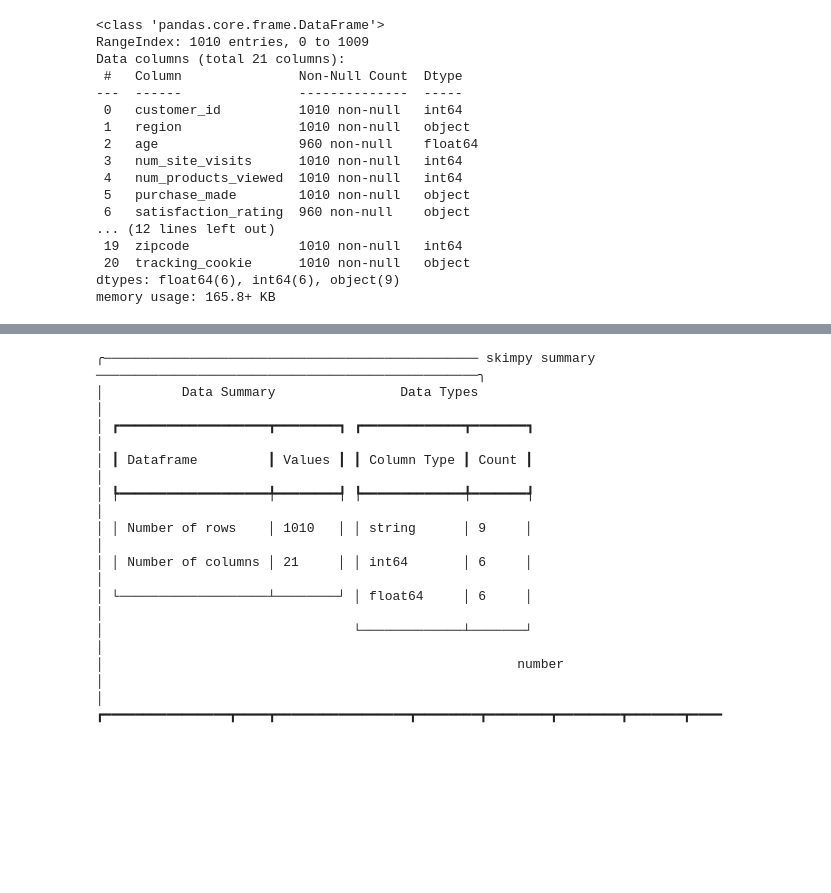
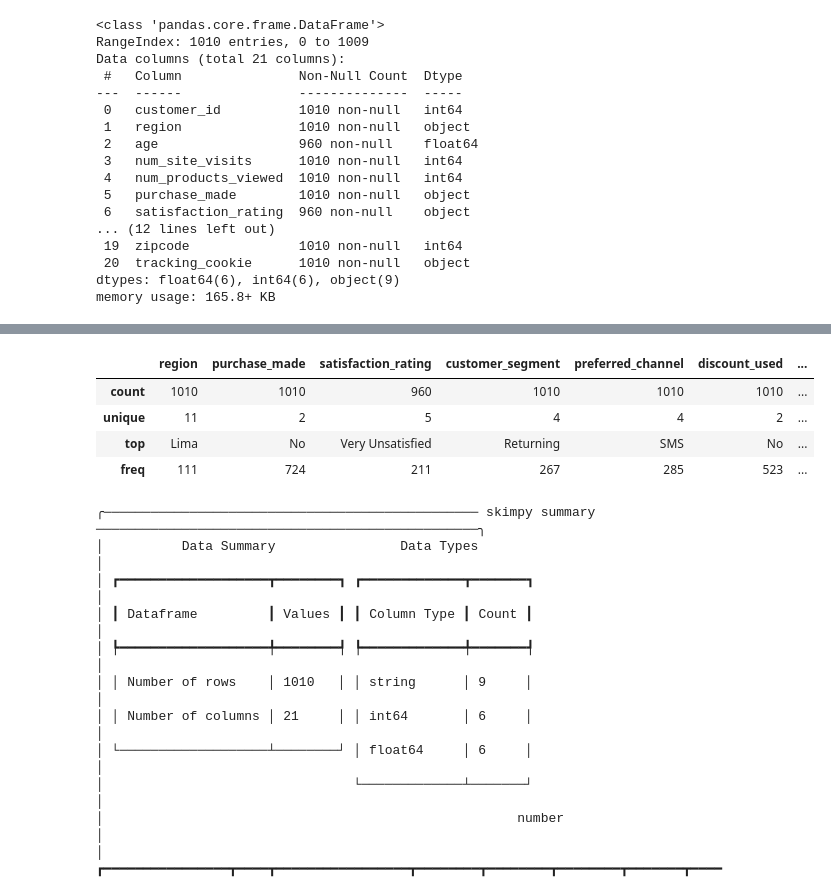
Before and after one commit to AnSebCR1705/miweb, a Jupyter notebook: Sessions/02_Data_Preprocessing.ipynb, the cells around one changed output, grey strips where cells are left out. Saved outputs shown, nothing was run; the diff lists cells and outputs as text; code cells hidden in the pictures; blank space fills up the shorter version.

```diff
--- a/Sessions/02_Data_Preprocessing.ipynb
+++ b/Sessions/02_Data_Preprocessing.ipynb
@@ -133,3 +117,12 @@ df.describe(include="all")
+# %%
+# Visualize the categorical and binary variables:
+df.describe(include="object")
+# %% [output]
+|  | region | purchase_made | satisfaction_rating | customer_segment | preferred_channel | discount_used | ... |
+| count | 1010 | 1010 | 960 | 1010 | 1010 | 1010 | ... |
+| unique | 11 | 2 | 5 | 4 | 4 | 2 | ... |
+| top | Lima | No | Very Unsatisfied | Returning | SMS | No | ... |
+| freq | 111 | 724 | 211 | 267 | 285 | 523 | ... |
 # %%
 from skimpy import skim
 
```
Also changed, not shown: parts of 4 cells of this notebook, 13 other files.
